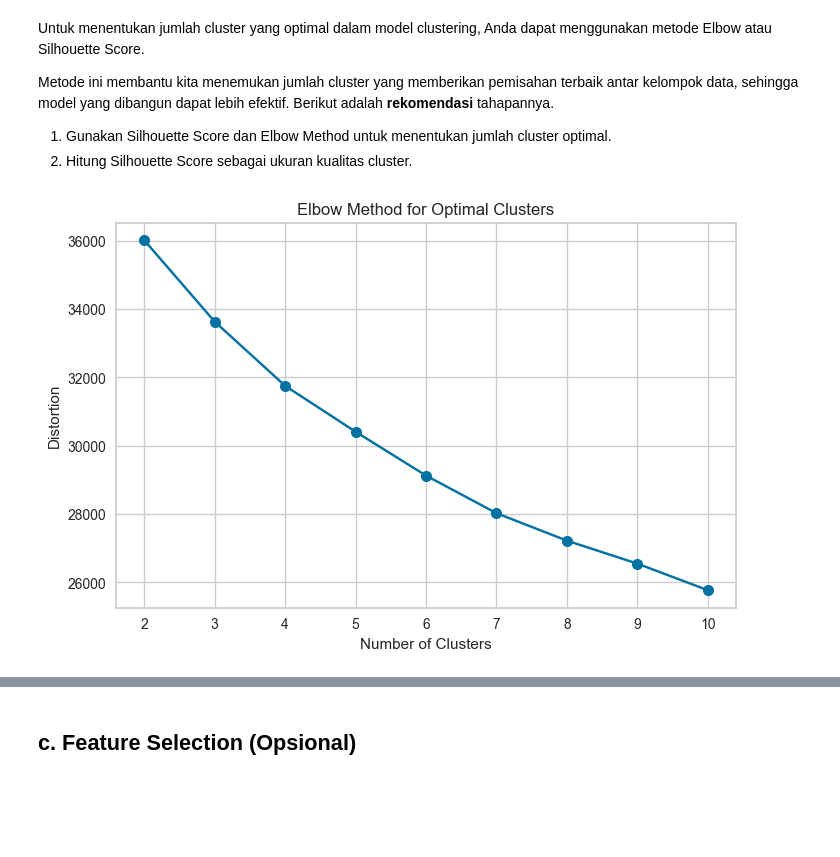
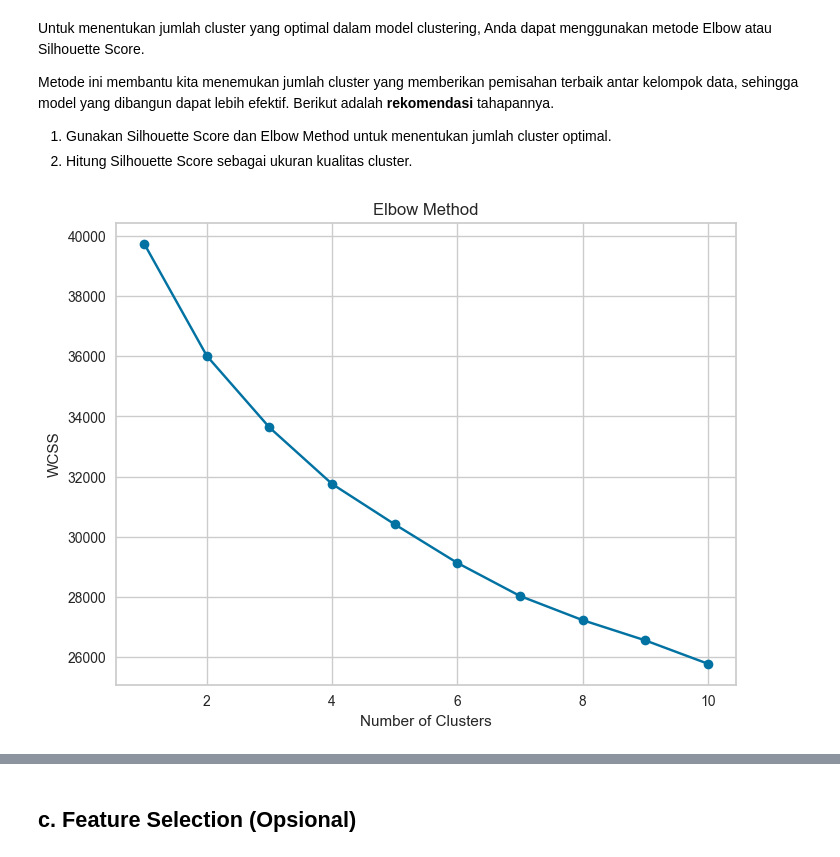
Before and after one commit to M4tchaa/submission-ml, a Jupyter notebook: aruri.ipynb, the cells around one changed output, grey strips where cells are left out. Drawn from its saved outputs; the diff is of its cells as text; code cells hidden in the pictures; blank space fills up the shorter version.

```diff
--- a/aruri.ipynb
+++ b/aruri.ipynb
@@ -226,7 +214,0 @@ df_encoded.head()
-# %%
-numerical_features = ['Age', 'PlayTimeHours', 'SessionsPerWeek', 'AvgSessionDurationMinutes', 'PlayerLevel', 'AchievementsUnlocked']
-scaler = StandardScaler()
-
-df_preproc = df_encoded.copy()
-df_preproc[numerical_features] = scaler.fit_transform(df_encoded[numerical_features])
-print(df_preproc.head())
@@ -297,19 +309,17 @@ Metode ini membantu kita menemukan jumlah cluster yang memberikan pemisahan terb
 1. Gunakan Silhouette Score dan Elbow Method untuk menentukan jumlah cluster optimal.
 2. Hitung Silhouette Score sebagai ukuran kualitas cluster.
 # %%
-distortions = []
-K = range(2, 11)  # Coba cluster 2 hingga 10
-for k in K:
-    kmeans = KMeans(n_clusters=k, random_state=42)
+wcss = []
+for i in range(1, 11):
+    kmeans = KMeans(n_clusters=i, random_state=42)
     kmeans.fit(X)
-    distortions.append(kmeans.inertia_)
+    wcss.append(kmeans.inertia_)
 
-# Visualisasi Elbow Method
-plt.figure(figsize=(8, 5))
-plt.plot(K, distortions, 'bo-', markersize=8)
+plt.figure(figsize=(8, 6))
+plt.plot(range(1, 11), wcss, marker='o')
+plt.title('Elbow Method')
 plt.xlabel('Number of Clusters')
-plt.ylabel('Distortion')
-plt.title('Elbow Method for Optimal Clusters')
+plt.ylabel('WCSS')
 plt.show()
 # %% [output]
-[figure, old version]
+[figure, new version]
```
Also changed, not shown: parts of 19 cells of this notebook, 5 other files.
